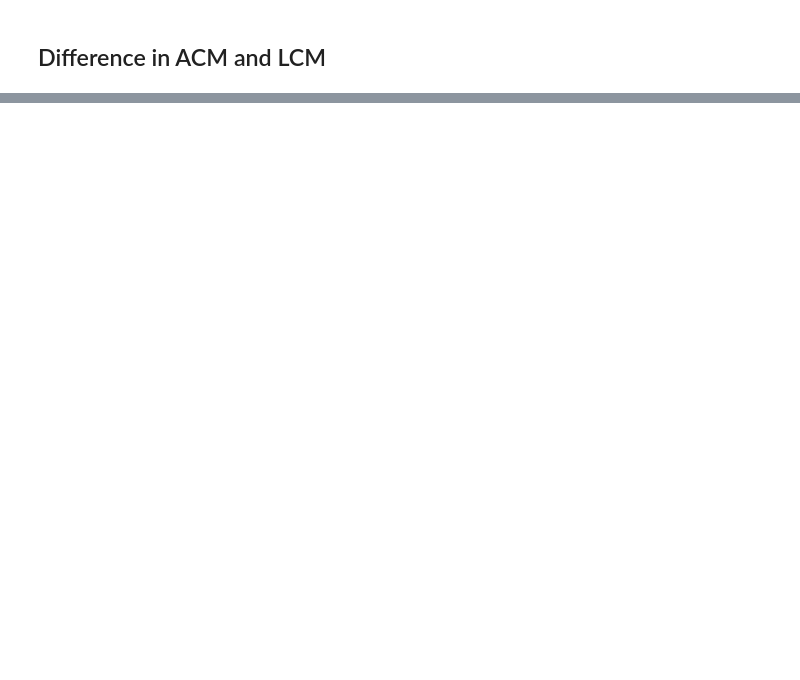
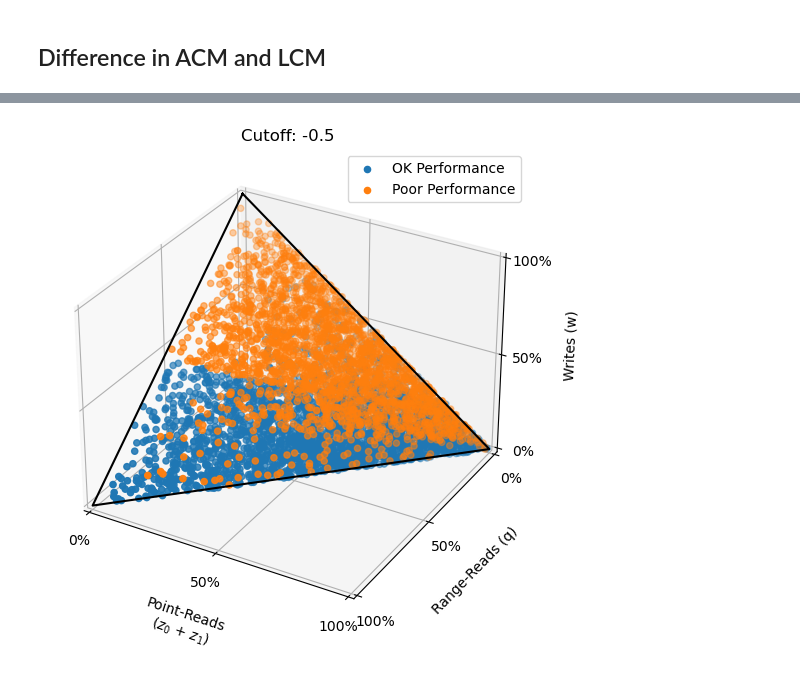
Before and after one commit to ephoris/endure-jupyter, a Jupyter notebook: experiments/01_ltune_eval.ipynb, the cells around one changed output, grey strips where cells are left out. Saved outputs shown, nothing was run; the diff lists cells and outputs as text; code cells hidden in the pictures; blank space fills up the shorter version.

```diff
--- a/experiments/01_ltune_eval.ipynb
+++ b/experiments/01_ltune_eval.ipynb
@@ -227,0 +206,26 @@ plt.show()
+# %%
+fig = plt.figure()
+ax = Axes3D(fig, auto_add_to_figure=False, computed_zorder=False)
+fig.add_axes(ax)
+ax.set_xlim3d(0, 1), ax.set_ylim3d(1, 0), ax.set_zlim3d(0, 1)
+ax.set_xticks([0, 0.5, 1]), ax.set_yticks([0, 0.5, 1]), ax.set_zticks([0, 0.5, 1])
+ax.xaxis.set_major_formatter(mtick.PercentFormatter(1.0))
+ax.yaxis.set_major_formatter(mtick.PercentFormatter(1.0))
+ax.zaxis.set_major_formatter(mtick.PercentFormatter(1.0))
+edge = ax.plot([0, 1, 0, 0], [0, 0, 1, 0], [1, 0, 0, 1], color='black', zorder=3)
+
+ax.set_xlabel('Point-Reads\n($z_0$ + $z_1$)', labelpad=15)
+ax.set_ylabel('Range-Reads (q)', labelpad=10)
+ax.set_zlabel('Writes (w)', labelpad=10)
+
+cutoff = (-0.5)
+groupa = df[df['delta_loss'] > cutoff]
+groupb = df[df['delta_loss'] < cutoff]
+
+ax.scatter(groupa['z0'] + groupa['z1'], groupa['q'], groupa['w'], label='OK Performance')
+ax.scatter(groupb['z0'] + groupb['z1'], groupb['q'], groupb['w'], label='Poor Performance')
+ax.legend()
+ax.set_title(f'Cutoff: {cutoff}')
+plt.show()
+# %% [output]
+[figure, added]
```
Also changed, not shown: parts of 10 cells of this notebook, 3 other files.
